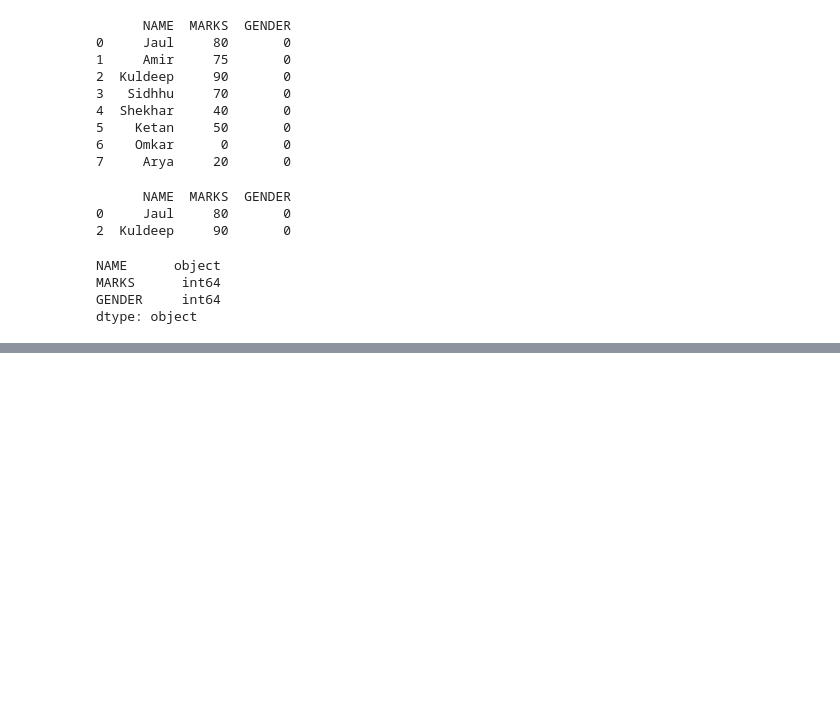
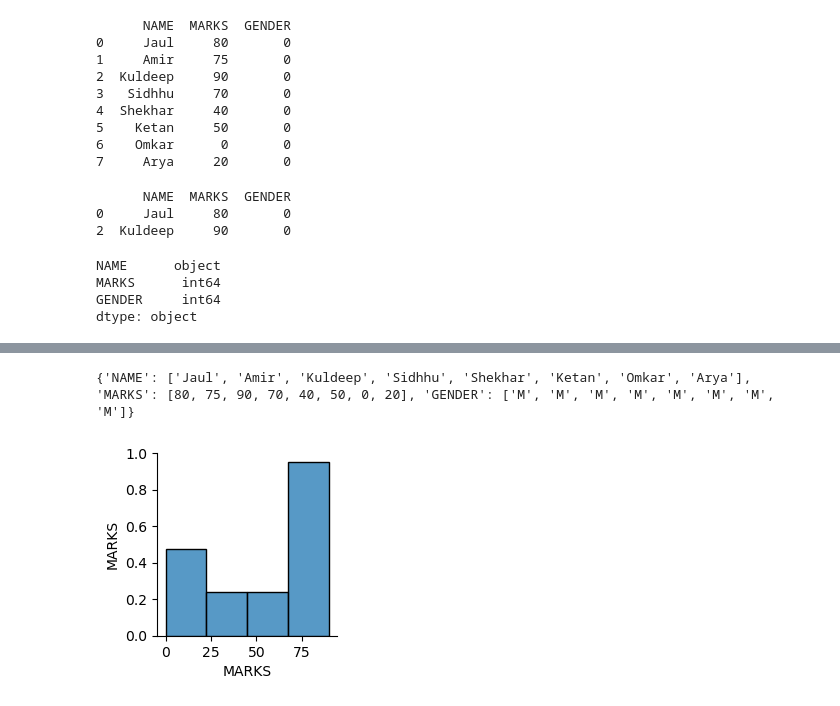
Before and after one commit to Jaul04/Python-Projects, a Jupyter notebook: Project 3.ipynb, the cells around one changed output, grey strips where cells are left out. Saved outputs shown, nothing was run; the diff lists cells and outputs as text; code cells hidden in the pictures; blank space fills up the shorter version.

```diff
--- a/Project 3.ipynb
+++ b/Project 3.ipynb
@@ -91,0 +100,21 @@ TypeError: agg function failed [how->mean,dtype->object]
+# %%
+print(data)
+# %% [output]
+{'NAME': ['Jaul', 'Amir', 'Kuldeep', 'Sidhhu', 'Shekhar', 'Ketan', 'Omkar', 'Arya'], 'MARKS': [80, 75, 90, 70, 40, 50, 0, 20], 'GENDER': ['M', 'M', 'M', 'M', 'M', 'M', 'M', 'M']}
+# %%
+import pandas as pd
+import seaborn as sns
+import matplotlib.pyplot as plt
+
+data = {
+    'NAME' : ['Jaul','Amir','Kuldeep','Sidhhu','Shekhar','Ketan','Omkar','Arya'],
+    'MARKS' : [80, 75, 90, 70, 40, 50, 0, 20],
+    'GENDER' : ['M', 'M', 'M', 'M', 'M', 'M', 'M', 'M']
+}
+
+df = pd.DataFrame(data)
+# %%
+sns.pairplot(df)
+plt.show()
+# %% [output]
+[figure, added]
```
Also changed, not shown: parts of 5 cells of this notebook.
